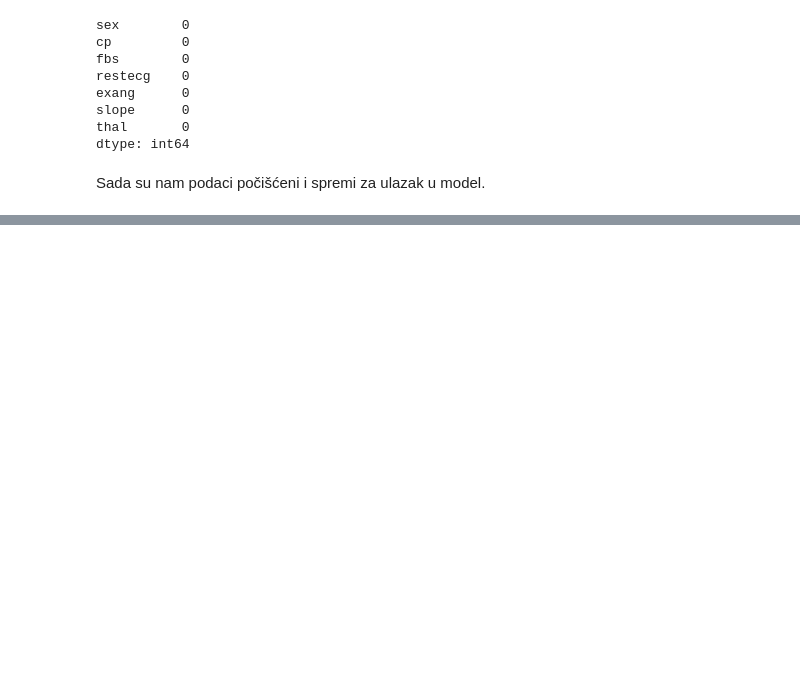
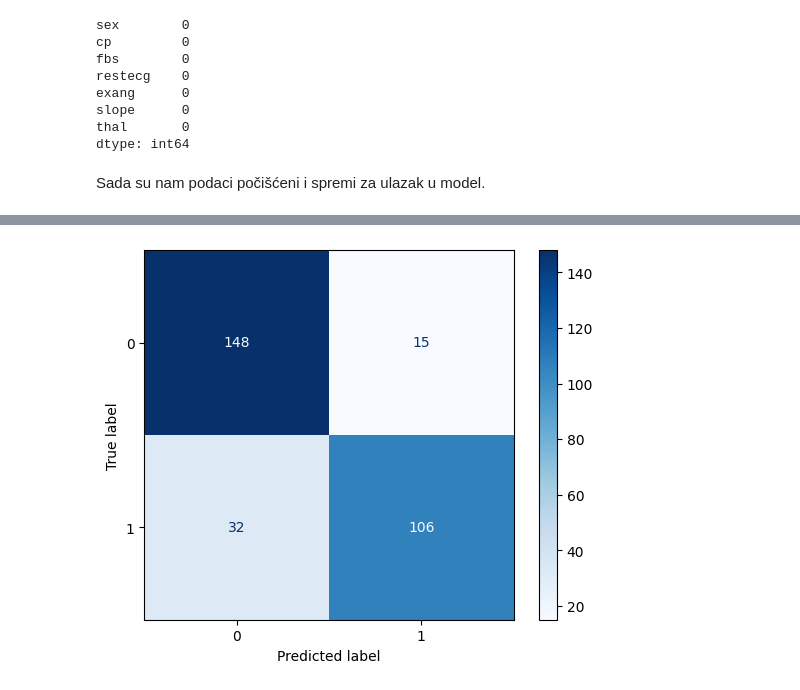
Before and after one commit to boltzman123/Heart-Failure-Disease-Prediction, a Jupyter notebook: Heart_Diesease_Detection.ipynb, the cells around one changed output, grey strips where cells are left out. Drawn from its saved outputs; the diff is of its cells as text; code cells hidden in the pictures; blank space fills up the shorter version.

```diff
--- a/Heart_Diesease_Detection.ipynb
+++ b/Heart_Diesease_Detection.ipynb
@@ -475,0 +573,13 @@ Sada su nam podaci počišćeni i spremi za ulazak u model.
+# %%
+
+svm_model = SVC(kernel='linear', C=1.0, random_state=42)
+y_pred = cross_val_predict(svm_model, X_data, y_data, cv=stratified_kfold)
+
+overall_conf_matrix = confusion_matrix(y_data, y_pred)
+# %%
+disp = ConfusionMatrixDisplay(confusion_matrix = overall_conf_matrix)
+# %%
+disp.plot(cmap=plt.cm.Blues)
+plt.show()
+# %% [output]
+[figure, added]
```
Also changed, not shown: parts of 37 cells of this notebook.
